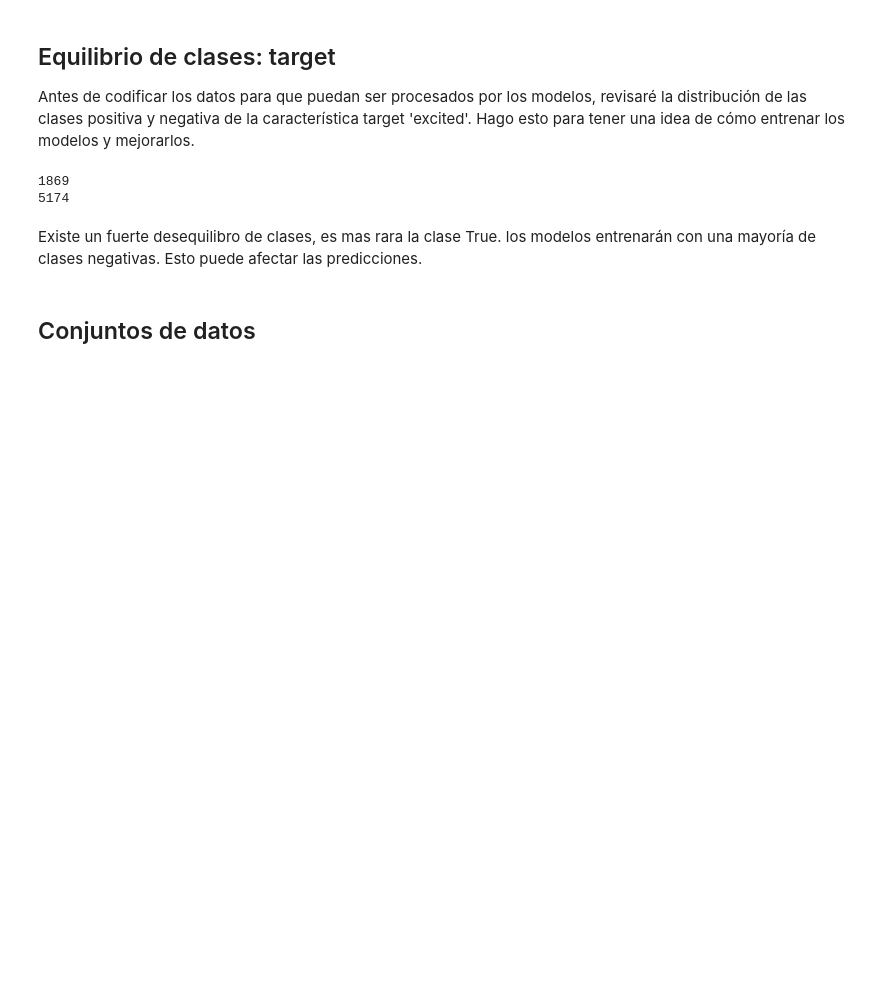
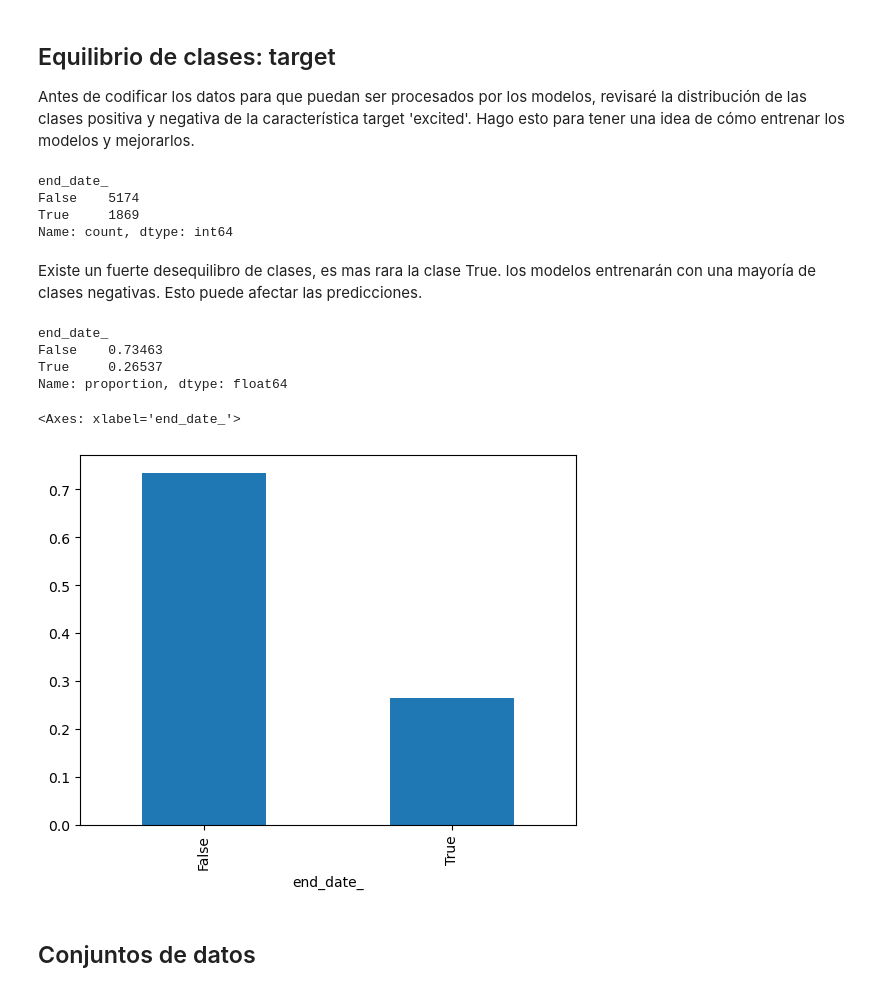
Before and after one commit to GeorginaTL/ProyectoFinalTT, a Jupyter notebook: proyecto_final_s17.ipynb, the cells around one changed output. Cells and saved outputs as stored; diff of their text form; code cells hidden in the pictures; blank space fills up the shorter version.

```diff
--- a/proyecto_final_s17.ipynb
+++ b/proyecto_final_s17.ipynb
@@ -1492,14 +1498,26 @@ Index(['type', 'paperless_billing', 'payment_method', 'monthly_charges',
 # %% [markdown]
 ## Equilibrio de clases: target
 Antes de codificar los datos para que puedan ser procesados por los modelos, revisaré la distribución de las clases positiva y negativa de la característica target 'excited'. Hago esto para tener una idea de cómo entrenar los modelos y mejorarlos.
-# %%
-print(len(interconnect_data[interconnect_data['end_date_']==True]))
-print(len(interconnect_data[interconnect_data['end_date_']==False]))
-# %% [output]
-1869
-5174
+# %%
+interconnect_data['end_date_'].value_counts()
+# %% [output]
+end_date_
+False    5174
+True     1869
+Name: count, dtype: int64
 # %% [markdown]
 Existe un fuerte desequilibro de clases, es mas rara la clase True. los modelos entrenarán con una mayoría de clases negativas. Esto puede afectar las predicciones.
+# %%
+class_frequency = interconnect_data['end_date_'].value_counts(normalize=True)
+print(class_frequency)
+class_frequency.plot(kind='bar')
+# %% [output]
+end_date_
+False    0.73463
+True     0.26537
+Name: proportion, dtype: float64
+<Axes: xlabel='end_date_'>
+[figure, added]
 # %% [markdown]
 ## Conjuntos de datos
 # %% [markdown]
```
Also changed, not shown: parts of 11 cells of this notebook.
